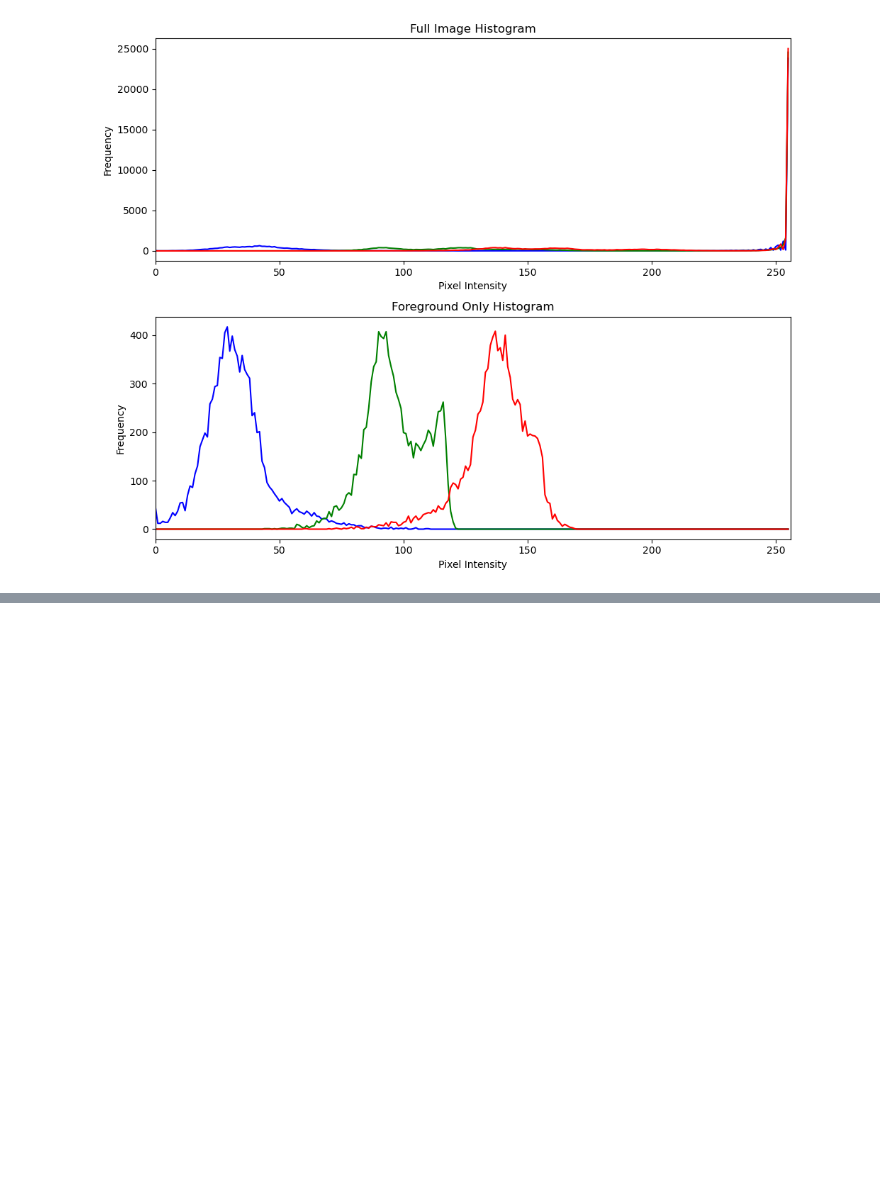
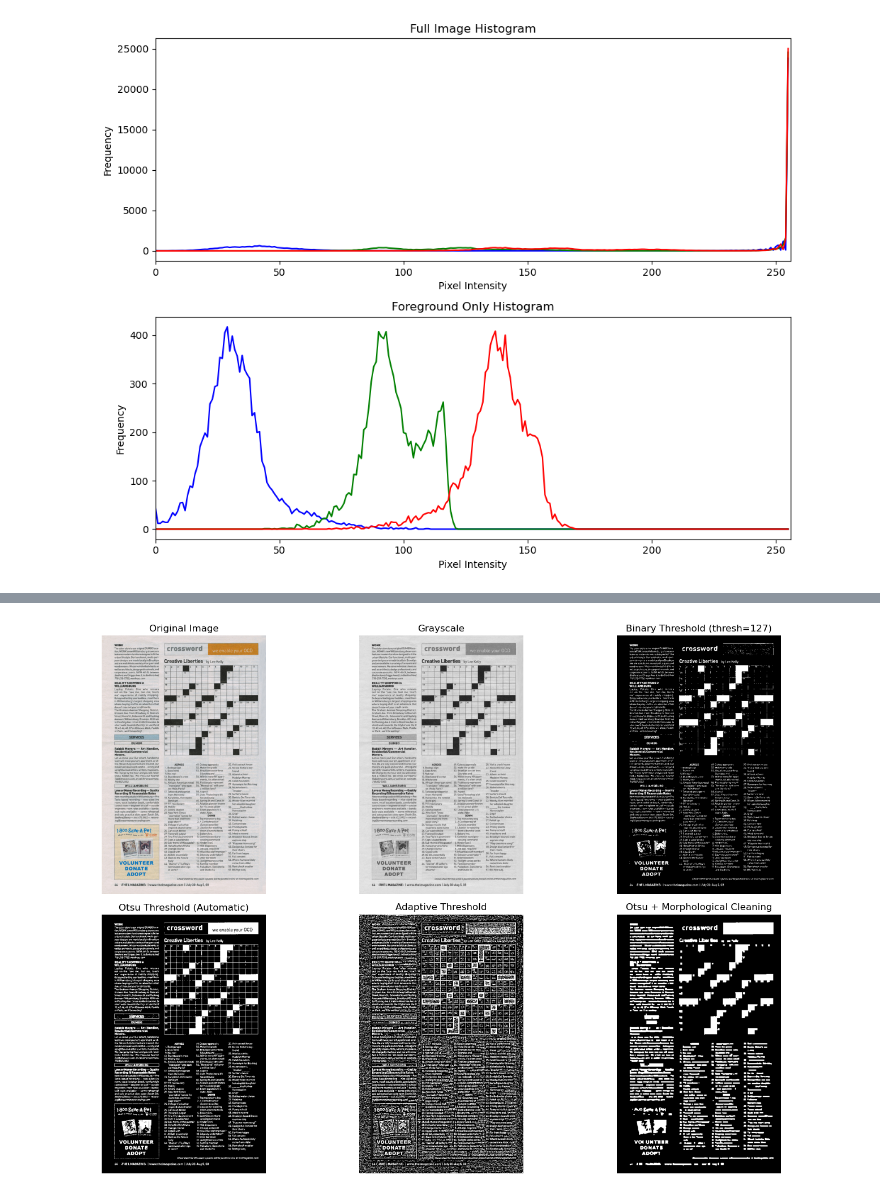
Before and after one commit to FarrelAD/Penglihatan-Komputer, a Jupyter notebook: notebooks/week-9.ipynb, the cells around one changed output, grey strips where cells are left out. Cells and saved outputs as stored; diff of their text form; code cells hidden in the pictures; blank space fills up the shorter version.

```diff
--- a/notebooks/week-9.ipynb
+++ b/notebooks/week-9.ipynb
@@ -181,0 +260,94 @@ plt.show()
+# %%
+# Convert to grayscale
+img_crossword_gray = cv2.cvtColor(img_crossword, cv2.COLOR_BGR2GRAY) # type: ignore
+
+# Method 1: Simple Binary Threshold
+_, thresh_binary = cv2.threshold(
+    img_crossword_gray,
+    thresh=127,
+    maxval=255,
+    type=cv2.THRESH_BINARY_INV
+)
+
+# Method 2: Otsu's Automatic Threshold
+_, thresh_otsu = cv2.threshold(
+    img_crossword_gray,
+    0,
+    255,
+    cv2.THRESH_BINARY_INV + cv2.THRESH_OTSU
+)
+
+# Method 3: Adaptive Threshold (works well with varying lighting)
+thresh_adaptive = cv2.adaptiveThreshold(
+    img_crossword_gray,
+    255,
+    cv2.ADAPTIVE_THRESH_GAUSSIAN_C,
+    cv2.THRESH_BINARY_INV,
+    blockSize=11,
+    C=2
+)
+
+# Method 4: Apply morphological operations to clean up
+kernel = np.ones((3, 3), np.uint8)
+thresh_morph = cv2.morphologyEx(thresh_otsu, cv2.MORPH_CLOSE, kernel)
+thresh_morph = cv2.morphologyEx(thresh_morph, cv2.MORPH_OPEN, kernel)
+
+# Display all methods
+plt.figure(figsize=(15, 10))
+
+plt.subplot(2, 3, 1)
+plt.imshow(img_crossword_rgb)
+plt.title('Original Image')
+plt.axis('off')
+
+plt.subplot(2, 3, 2)
+plt.imshow(img_crossword_gray, cmap='gray')
+plt.title('Grayscale')
+plt.axis('off')
+
+plt.subplot(2, 3, 3)
+plt.imshow(thresh_binary, cmap='gray')
+plt.title('Binary Threshold (thresh=127)')
+plt.axis('off')
+
+plt.subplot(2, 3, 4)
+plt.imshow(thresh_otsu, cmap='gray')
+plt.title('Otsu Threshold (Automatic)')
+plt.axis('off')
+
+plt.subplot(2, 3, 5)
+plt.imshow(thresh_adaptive, cmap='gray')
+plt.title('Adaptive Threshold')
+plt.axis('off')
+
+plt.subplot(2, 3, 6)
+plt.imshow(thresh_morph, cmap='gray')
+plt.title('Otsu + Morphological Cleaning')
+plt.axis('off')
+
+plt.tight_layout()
+plt.show()
+
+# Show only the black areas on original image
+crossword_black_only = cv2.bitwise_and(
+    img_crossword_rgb,
+    img_crossword_rgb,
+    mask=thresh_otsu
+)
+
+plt.figure(figsize=(12, 6))
+
+plt.subplot(1, 2, 1)
+plt.imshow(thresh_otsu, cmap='gray')
+plt.title('Black Areas Mask (White = Black in Original)')
+plt.axis('off')
+
+plt.subplot(1, 2, 2)
+plt.imshow(crossword_black_only)
+plt.title('Black Areas Only')
+plt.axis('off')
+
+plt.tight_layout()
+plt.show()
+# %% [output]
+[figure, added]
```
Also changed, not shown: parts of 7 cells of this notebook, 2 other files.
